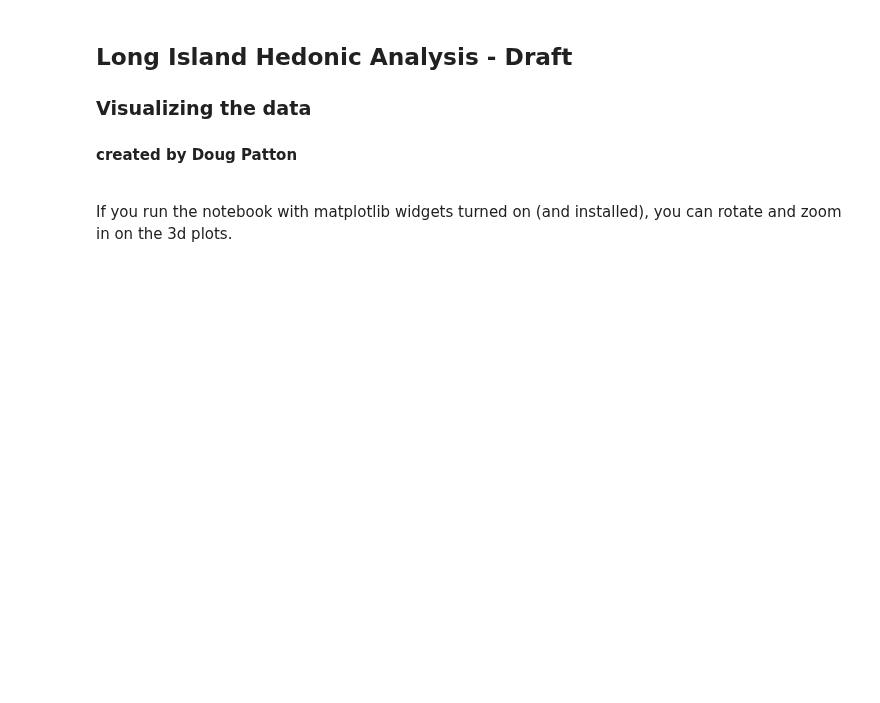
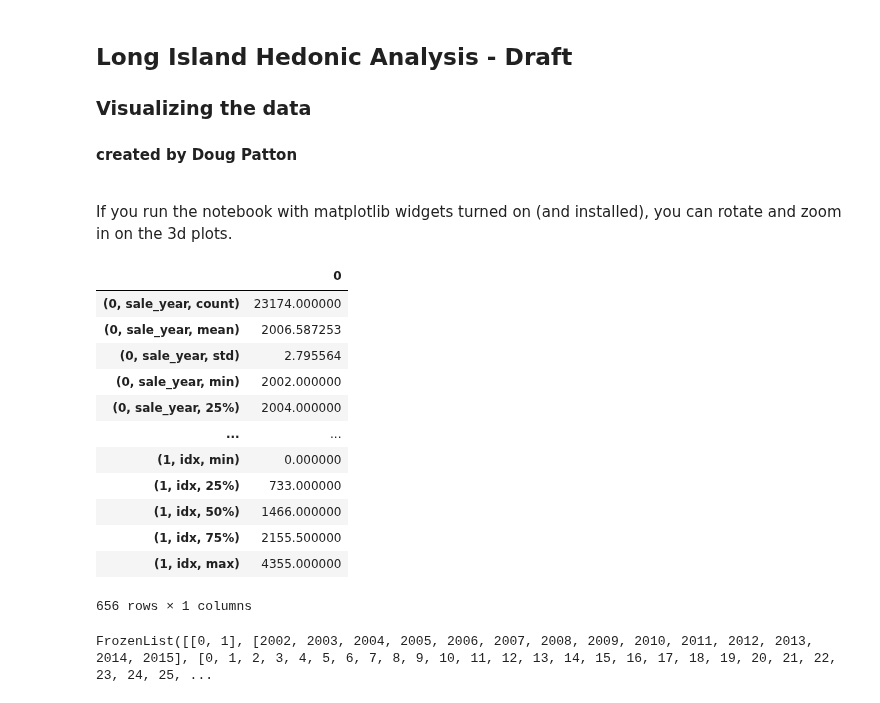
Before and after one commit to DouglasPatton/island, a Jupyter notebook: island-data_main.ipynb, the cells around one changed output. Cells and saved outputs as stored; diff of their text form; code cells hidden in the pictures; blank space fills up the shorter version.

```diff
--- a/island-data_main.ipynb
+++ b/island-data_main.ipynb
@@ -33,3 +33,23 @@ idata_obj.addRealByCPI(to_year=baseyear)
 idata_obj.arrayListToPandasDF()
 # %%
 idata_obj.printDFtoSumStats()
+# %%
+idata_obj.sumstatsdf
+# %% [output]
+|  | 0 |
+| (0, sale_year, count) | 23174.000000 |
+| (0, sale_year, mean) | 2006.587253 |
+| (0, sale_year, std) | 2.795564 |
+| (0, sale_year, min) | 2002.000000 |
+| (0, sale_year, 25%) | 2004.000000 |
+| ... | ... |
+| (1, idx, min) | 0.000000 |
+| (1, idx, 25%) | 733.000000 |
+| (1, idx, 50%) | 1466.000000 |
+| (1, idx, 75%) | 2155.500000 |
+| (1, idx, max) | 4355.000000 |
+656 rows × 1 columns
+# %%
+idata_obj.df.index.levels
+# %% [output]
+FrozenList([[0, 1], [2002, 2003, 2004, 2005, 2006, 2007, 2008, 2009, 2010, 2011, 2012, 2013, 2014, 2015], [0, 1, 2, 3, 4, 5, 6, 7, 8, 9, 10, 11, 12, 13, 14, 15, 16, 17, 18, 19, 20, 21, 22, 23, 24, 25, ...
```
Also changed, not shown: parts of 9 cells of this notebook, 1 other file.
